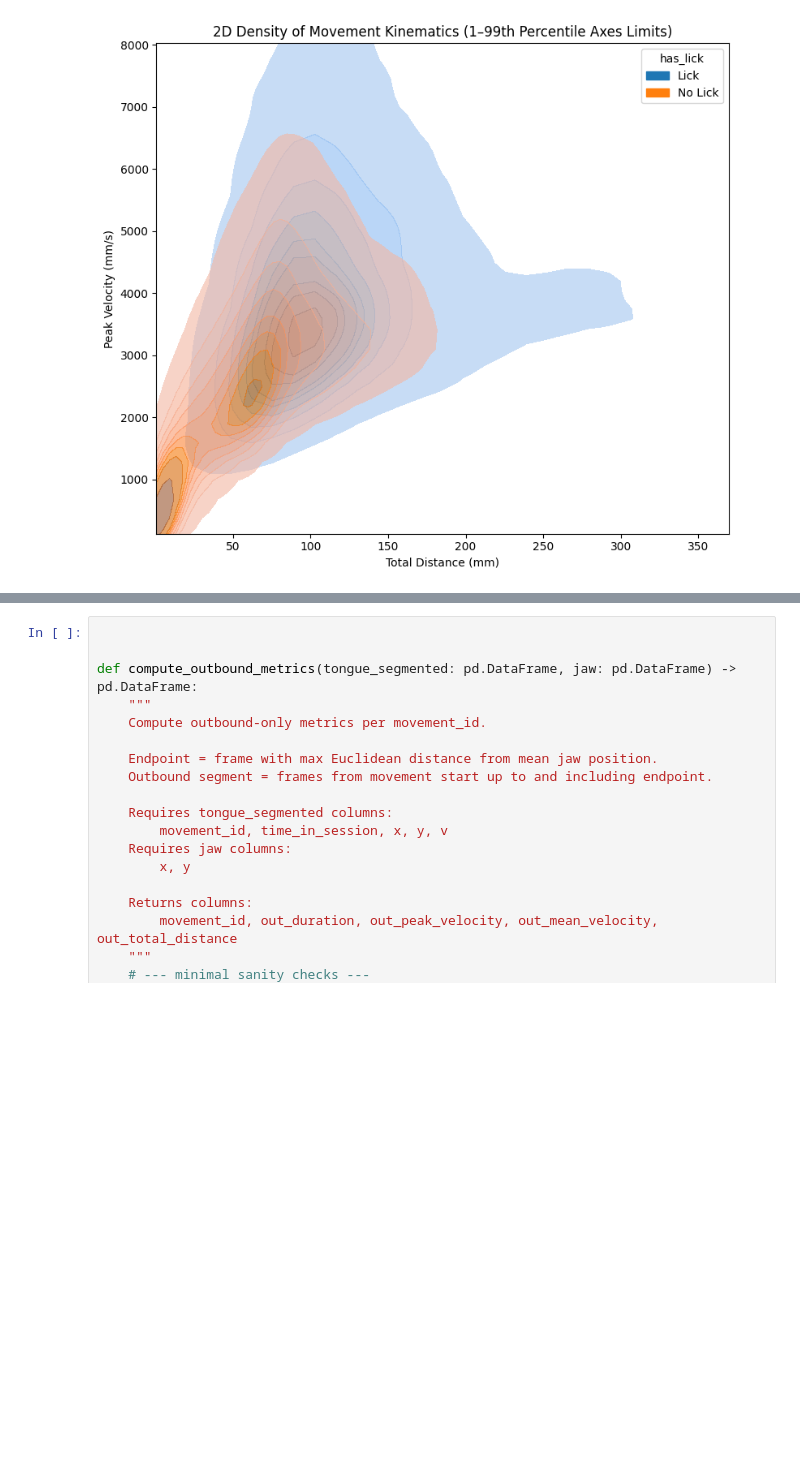
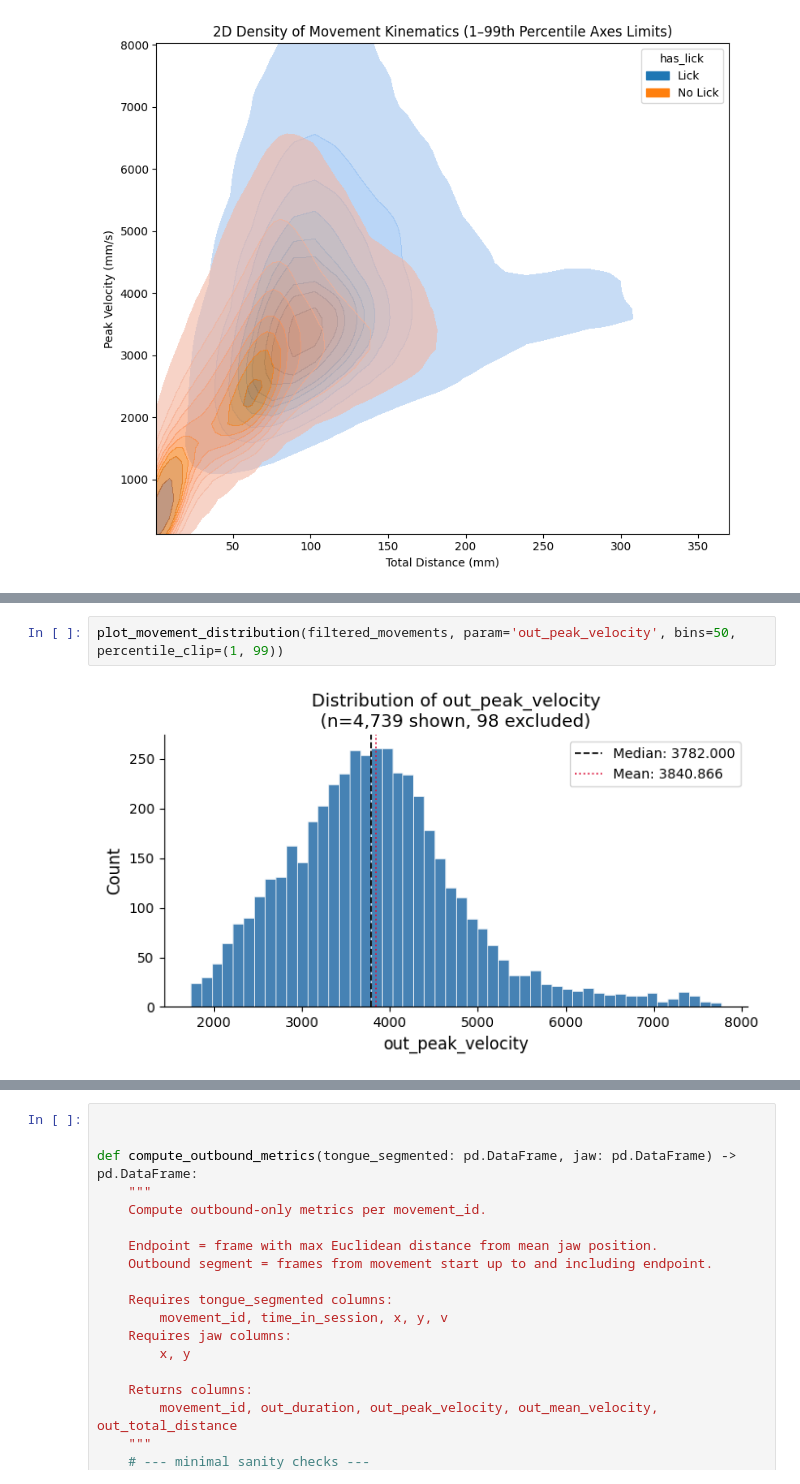
Before and after one commit to 1mattbecker/kinematics_analysis, a Jupyter notebook: code/tongue_movements_all.ipynb, the cells around one changed output, grey strips where cells are left out. Cells and saved outputs as stored; diff of their text form; blank space fills up the shorter version.

```diff
--- a/code/tongue_movements_all.ipynb
+++ b/code/tongue_movements_all.ipynb
@@ -267,0 +350,4 @@ plt.show()
+# %%
+plot_movement_distribution(filtered_movements, param='out_peak_velocity', bins=50, percentile_clip=(1, 99))
+# %% [output]
+[figure, added]
```
Also changed, not shown: parts of 18 cells of this notebook.
